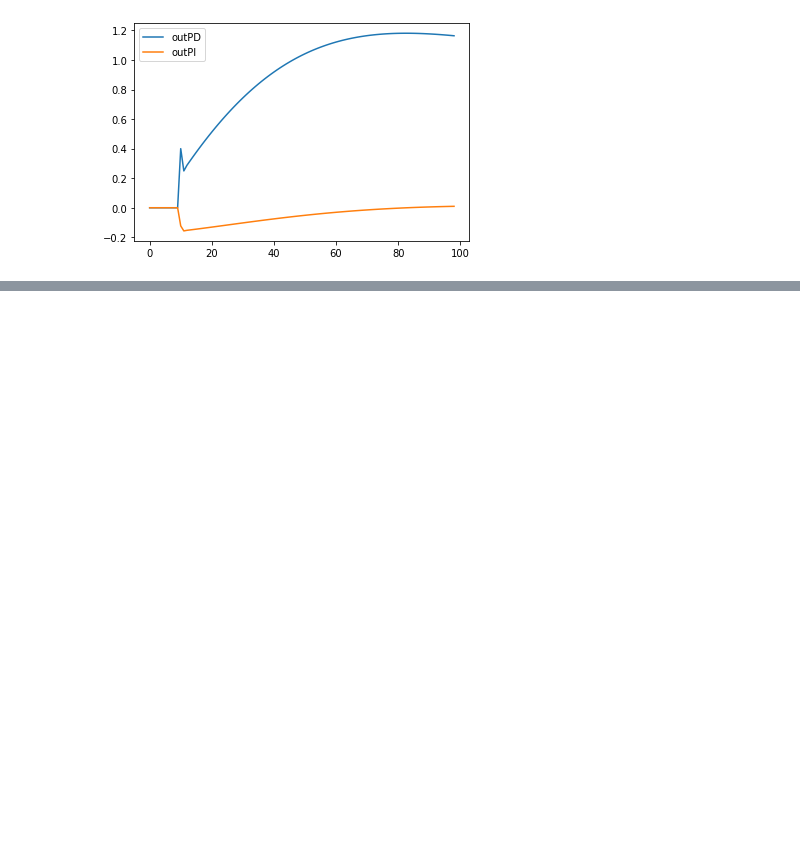
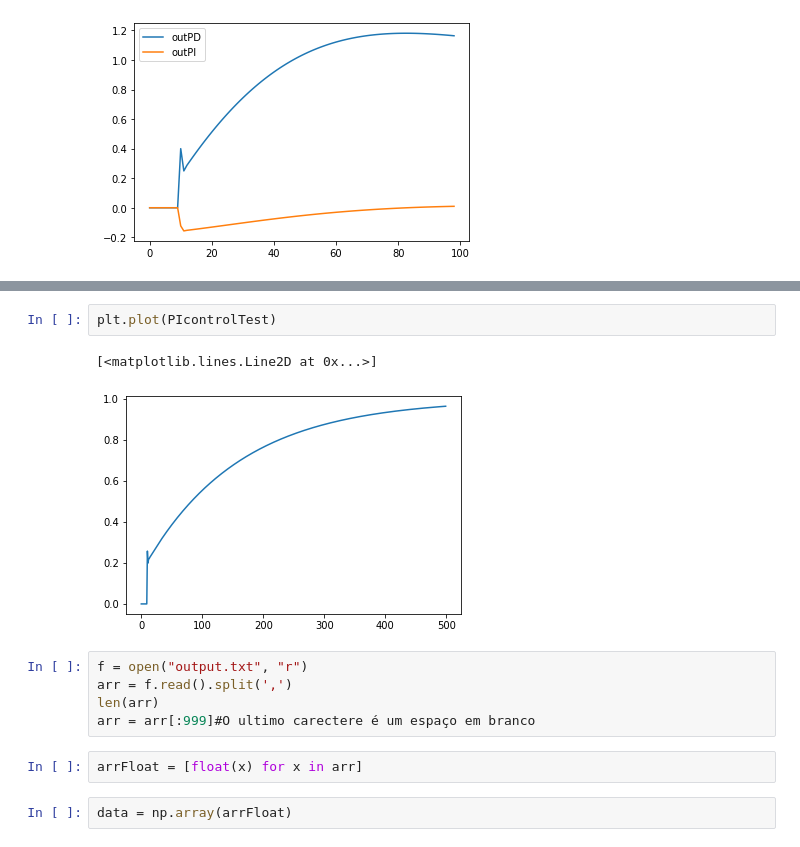
Before and after one commit to JoaoYukio/PCO119, a Jupyter notebook: Parte_Max/simulacaoControle/visualizacao.ipynb, the cells around one changed output, grey strips where cells are left out. Drawn from its saved outputs; the diff is of its cells as text; blank space fills up the shorter version.

```diff
--- a/Parte_Max/simulacaoControle/visualizacao.ipynb
+++ b/Parte_Max/simulacaoControle/visualizacao.ipynb
@@ -2008,0 +2492,14 @@ plt.legend()
+# %%
+plt.plot(PIcontrolTest)
+# %% [output]
+[<matplotlib.lines.Line2D at 0x...>]
+[figure, added]
+# %%
+f = open("output.txt", "r")
+arr = f.read().split(',')
+len(arr)
+arr = arr[:999]#O ultimo carectere é um espaço em branco
+# %%
+arrFloat = [float(x) for x in arr]
+# %%
+data = np.array(arrFloat)
```
Also changed, not shown: parts of 8 cells of this notebook, 5 other files.
